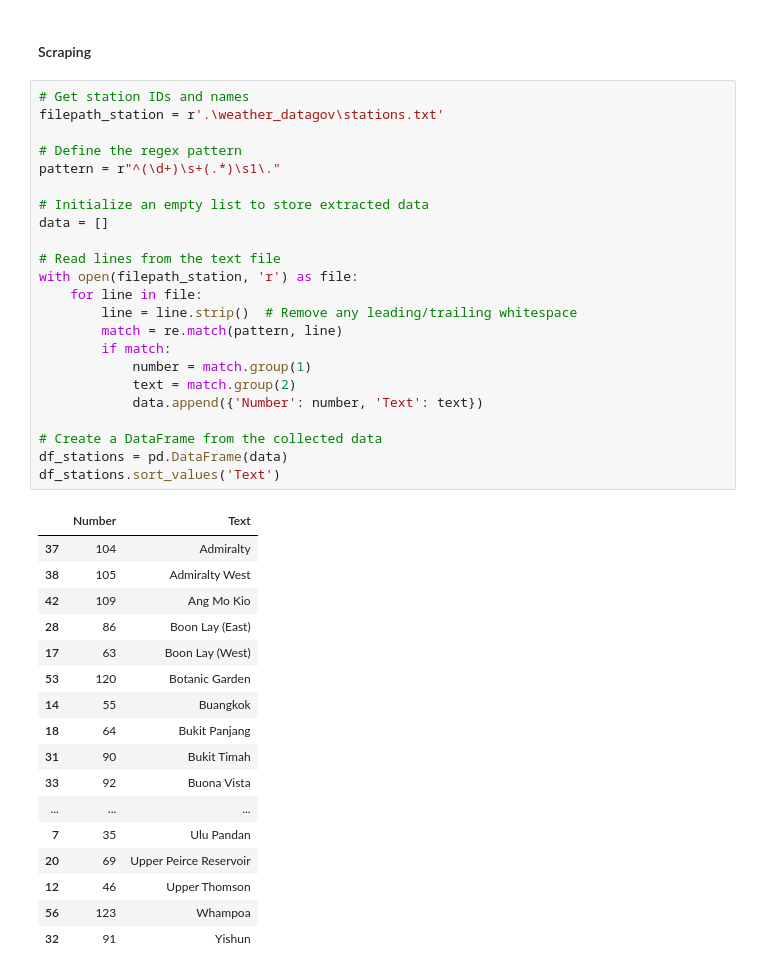
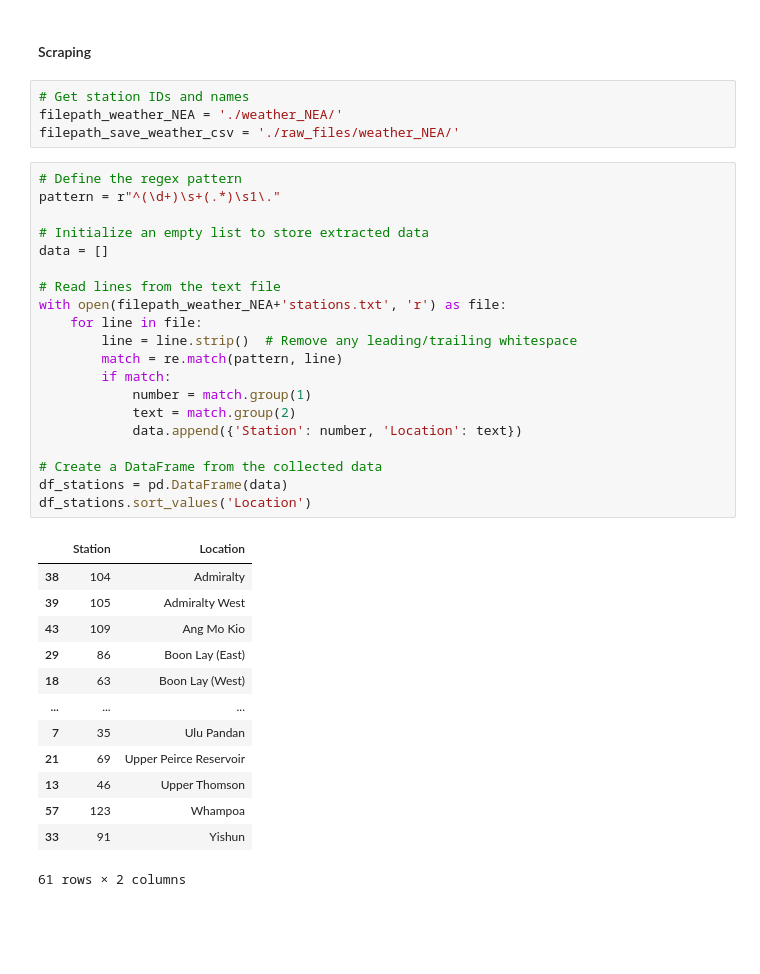
Before and after one commit to kampungkat/dengue-predictor, a Jupyter notebook: data/dengue_scraper.ipynb, the cells around one changed output. Saved outputs shown, nothing was run; the diff lists cells and outputs as text; blank space fills up the shorter version.

```diff
--- a/data/dengue_scraper.ipynb
+++ b/data/dengue_scraper.ipynb
@@ -266,46 +267,43 @@ memory usage: 245.8+ KB
 http://www.weather.gov.sg/climate-historical-daily/
 # %% [markdown]
 #### Scraping
+# %%
+# Get station IDs and names
+filepath_weather_NEA = './weather_NEA/'
+filepath_save_weather_csv = './raw_files/weather_NEA/'
 # %%
-# Get station IDs and names
-filepath_station = r'.\weather_datagov\stations.txt'
-
 # Define the regex pattern
 pattern = r"^(\d+)\s+(.*)\s1\."
 
 # Initialize an empty list to store extracted data
 data = []
 
 # Read lines from the text file
-with open(filepath_station, 'r') as file:
+with open(filepath_weather_NEA+'stations.txt', 'r') as file:
     for line in file:
         line = line.strip()  # Remove any leading/trailing whitespace
         match = re.match(pattern, line)
         if match:
             number = match.group(1)
             text = match.group(2)
-            data.append({'Number': number, 'Text': text})
+            data.append({'Station': number, 'Location': text})
 
 # Create a DataFrame from the collected data
 df_stations = pd.DataFrame(data)
-df_stations.sort_values('Text')
+df_stations.sort_values('Location')
 # %% [output]
-|  | Number | Text |
-| 37 | 104 | Admiralty |
-| 38 | 105 | Admiralty West |
-| 42 | 109 | Ang Mo Kio |
-| 28 | 86 | Boon Lay (East) |
-| 17 | 63 | Boon Lay (West) |
-| 53 | 120 | Botanic Garden |
-| 14 | 55 | Buangkok |
-| 18 | 64 | Bukit Panjang |
-| 31 | 90 | Bukit Timah |
-| 33 | 92 | Buona Vista |
+|  | Station | Location |
+| 38 | 104 | Admiralty |
+| 39 | 105 | Admiralty West |
+| 43 | 109 | Ang Mo Kio |
+| 29 | 86 | Boon Lay (East) |
+| 18 | 63 | Boon Lay (West) |
 | ... | ... | ... |
 | 7 | 35 | Ulu Pandan |
-| 20 | 69 | Upper Peirce Reservoir |
-| 12 | 46 | Upper Thomson |
-| 56 | 123 | Whampoa |
-| 32 | 91 | Yishun |
+| 21 | 69 | Upper Peirce Reservoir |
+| 13 | 46 | Upper Thomson |
+| 57 | 123 | Whampoa |
+| 33 | 91 | Yishun |
+61 rows × 2 columns
 # %%
 # Function to download CSV files
```
Also changed, not shown: parts of 7 cells of this notebook.
